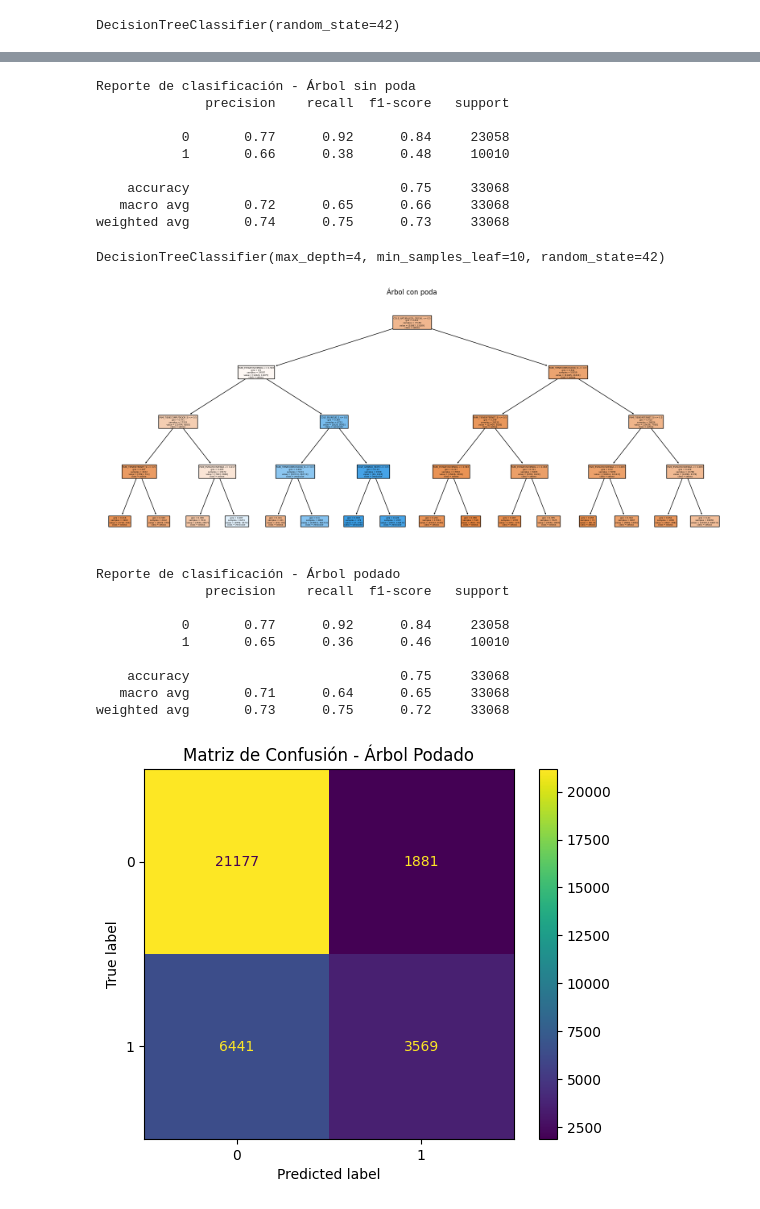
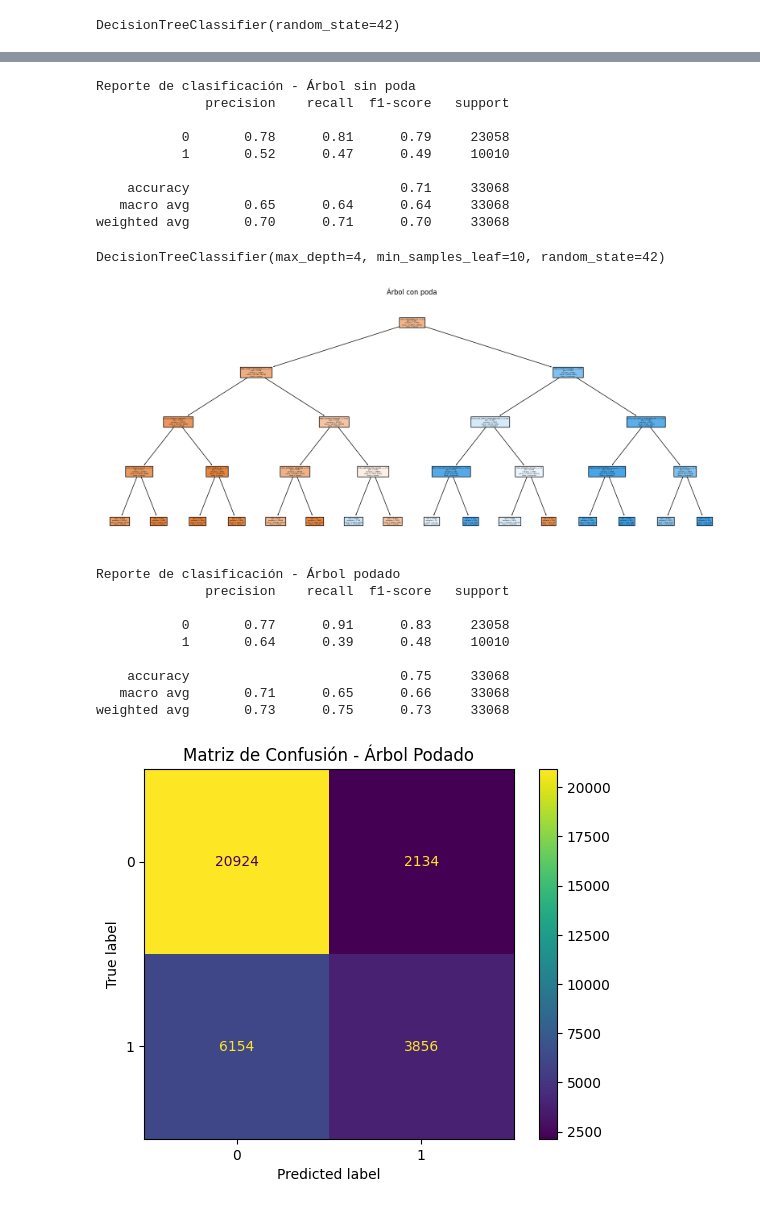
Before and after one commit to MiguelVel95/EspecMiguel, a Jupyter notebook: Trabajo Final/TrabajoFinal.ipynb, the cells around one changed output, grey strips where cells are left out. Saved outputs shown, nothing was run; the diff lists cells and outputs as text; code cells hidden in the pictures.

```diff
--- a/Trabajo Final/TrabajoFinal.ipynb
+++ b/Trabajo Final/TrabajoFinal.ipynb
@@ -571,7 +627,23 @@ from sklearn.metrics import classification_report, confusion_matrix, ConfusionMa
 # %%
-Xa = df_clean [variables]
-ya = df_clean ['Puntaje_Alto']
-X_train, X_test, y_train, y_test = train_test_split(X, y, test_size=0.3, random_state=42)
+columnas_a_eliminar = [ 'PERIODO', 'ESTU_CONSECUTIVO', 'COLE_DEPTO_UBICACION',
+    'ESTU_DEPTO_PRESENTACION', 'PUNT_INGLES', 'PUNT_MATEMATICAS' , 'PUNT_SOCIALES_CIUDADANAS' ,
+    'PUNT_SOCIALES_CIUDADANAS', 'PUNT_C_NATURALES', 'PUNT_LECTURA_CRITICA', 'PUNT_GLOBAL', 'Puntaje_Alto'
+]
+
+Xa = df_Cln.drop(columns=columnas_a_eliminar)
+
+# 1. Codificar variables categóricas
+columnas_categoricas = Xa.select_dtypes(include=['object']).columns.tolist()
+if columnas_categoricas:
+    Xa = pd.get_dummies(Xa, columns=columnas_categoricas, drop_first=True)
+
+# 2. Imputar valores faltantes (usando la media)
+from sklearn.impute import SimpleImputer
+imputer = SimpleImputer(strategy='mean')
+Xa_imputed = imputer.fit_transform(Xa)
+Xa = pd.DataFrame(Xa_imputed, columns=Xa.columns, index=Xa.index)
+ya = df_Cln ['Puntaje_Alto']
+X_train, X_test, y_train, y_test = train_test_split(Xa, ya, test_size=0.3, random_state=42)
 # %%
 tree_full = DecisionTreeClassifier(random_state=42)
 tree_full.fit(X_train, y_train)
@@ -615,12 +685,12 @@ print(classification_report(y_test, y_pred_full))
 Reporte de clasificación - Árbol sin poda
               precision    recall  f1-score   support
 
-           0       0.77      0.92      0.84     23058
-           1       0.66      0.38      0.48     10010
+           0       0.78      0.81      0.79     23058
+           1       0.52      0.47      0.49     10010
 
-    accuracy                           0.75     33068
-   macro avg       0.72      0.65      0.66     33068
-weighted avg       0.74      0.75      0.73     33068
+    accuracy                           0.71     33068
+   macro avg       0.65      0.64      0.64     33068
+weighted avg       0.70      0.71      0.70     33068
 # %%
 tree_pruned = DecisionTreeClassifier(max_depth=4, min_samples_leaf=10, random_state=42)
 tree_pruned.fit(X_train, y_train)
@@ -628,11 +698,11 @@ tree_pruned.fit(X_train, y_train)
 DecisionTreeClassifier(max_depth=4, min_samples_leaf=10, random_state=42)
 # %%
 plt.figure(figsize=(20,8))
-plot_tree(tree_pruned, feature_names=X.columns, class_names=data.target_names, filled=True)
+plot_tree(tree_pruned, feature_names=Xa.columns, class_names=data.target_names, filled=True)
 plt.title("Árbol con poda")
 plt.show()
 # %% [output]
-[figure, old version]
+[figure, new version]
 # %%
 y_pred_pruned = tree_pruned.predict(X_test)
 print("Reporte de clasificación - Árbol podado")
@@ -641,18 +711,18 @@ print(classification_report(y_test, y_pred_pruned))
 Reporte de clasificación - Árbol podado
               precision    recall  f1-score   support
 
-           0       0.77      0.92      0.84     23058
-           1       0.65      0.36      0.46     10010
+           0       0.77      0.91      0.83     23058
+           1       0.64      0.39      0.48     10010
 
     accuracy                           0.75     33068
-   macro avg       0.71      0.64      0.65     33068
-weighted avg       0.73      0.75      0.72     33068
+   macro avg       0.71      0.65      0.66     33068
+weighted avg       0.73      0.75      0.73     33068
 # %%
 ConfusionMatrixDisplay.from_estimator(tree_pruned, X_test, y_test)
 plt.title("Matriz de Confusión - Árbol Podado")
 plt.show()
 # %% [output]
-[figure, old version]
+[figure, new version]
 # %%
 y_scores = tree_pruned.predict_proba(X_test)[:, 1]
 fpr, tpr, thresholds = roc_curve(y_test, y_scores)
```
Also changed, not shown: parts of 11 cells of this notebook, 1 other file.
